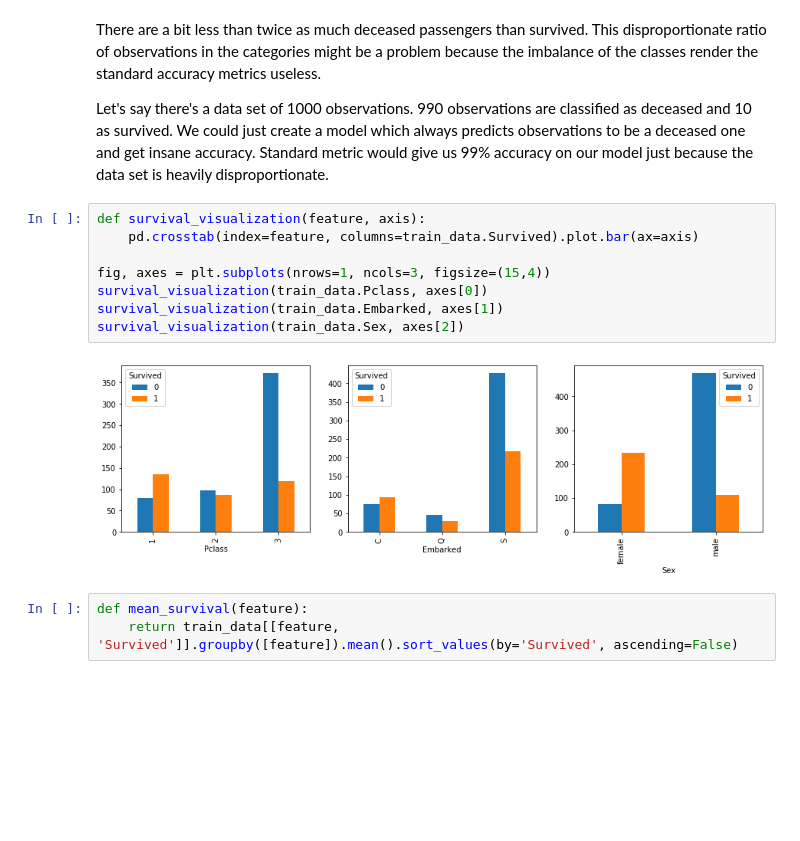
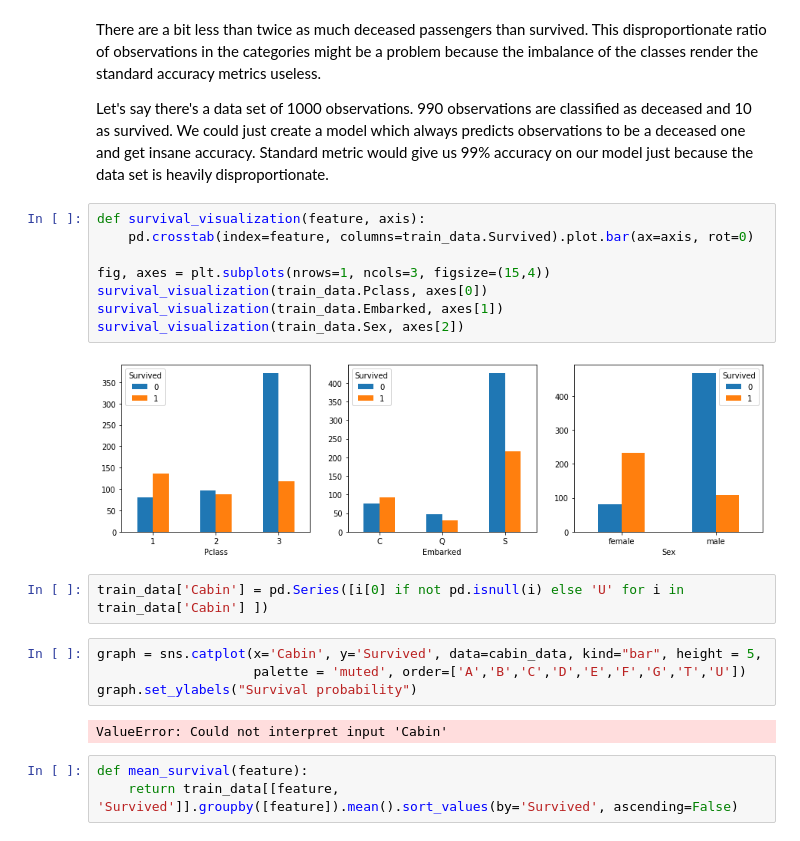
Before and after one commit to laaksonel/machine-learning, a Jupyter notebook: titanic/Titanic.ipynb, the cells around one changed output. Saved outputs shown, nothing was run; the diff lists cells and outputs as text; blank space fills up the shorter version.

```diff
--- a/titanic/Titanic.ipynb
+++ b/titanic/Titanic.ipynb
@@ -159,14 +170,22 @@ We could just create a model which always predicts observations to be a deceased
 Standard metric would give us 99% accuracy on our model just because the data set is heavily disproportionate.
 # %%
 def survival_visualization(feature, axis):
-    pd.crosstab(index=feature, columns=train_data.Survived).plot.bar(ax=axis)
+    pd.crosstab(index=feature, columns=train_data.Survived).plot.bar(ax=axis, rot=0)
 
 fig, axes = plt.subplots(nrows=1, ncols=3, figsize=(15,4))
 survival_visualization(train_data.Pclass, axes[0])
 survival_visualization(train_data.Embarked, axes[1])
 survival_visualization(train_data.Sex, axes[2])
 # %% [output]
-[figure, old version]
+[figure, new version]
+# %%
+train_data['Cabin'] = pd.Series([i[0] if not pd.isnull(i) else 'U' for i in train_data['Cabin'] ])
+# %%
+graph = sns.catplot(x='Cabin', y='Survived', data=cabin_data, kind="bar", height = 5,
+                    palette = 'muted', order=['A','B','C','D','E','F','G','T','U'])
+graph.set_ylabels("Survival probability")
+# %% [output]
+ValueError: Could not interpret input 'Cabin'
 # %%
 def mean_survival(feature):
     return train_data[[feature, 'Survived']].groupby([feature]).mean().sort_values(by='Survived', ascending=False)
```
Also changed, not shown: parts of 16 cells of this notebook.
